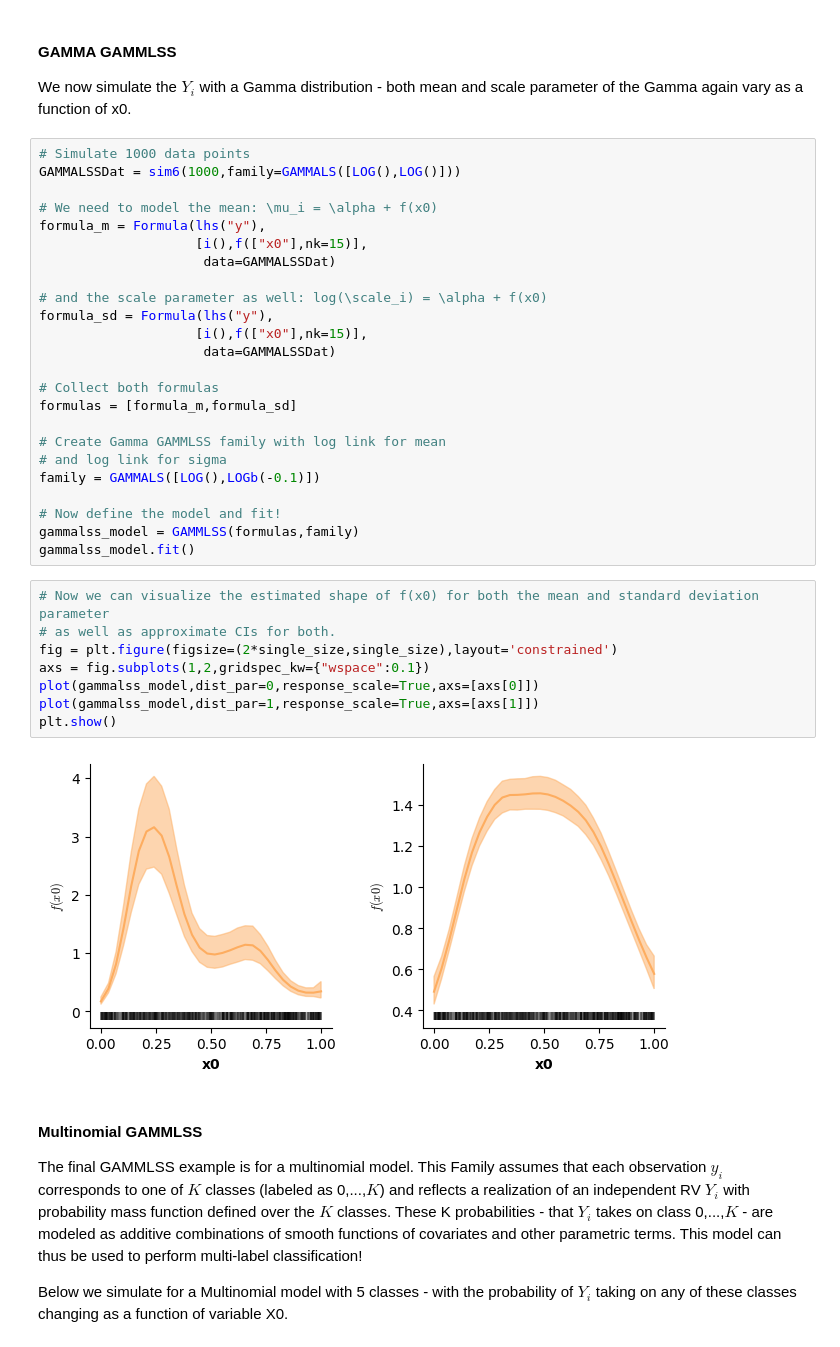
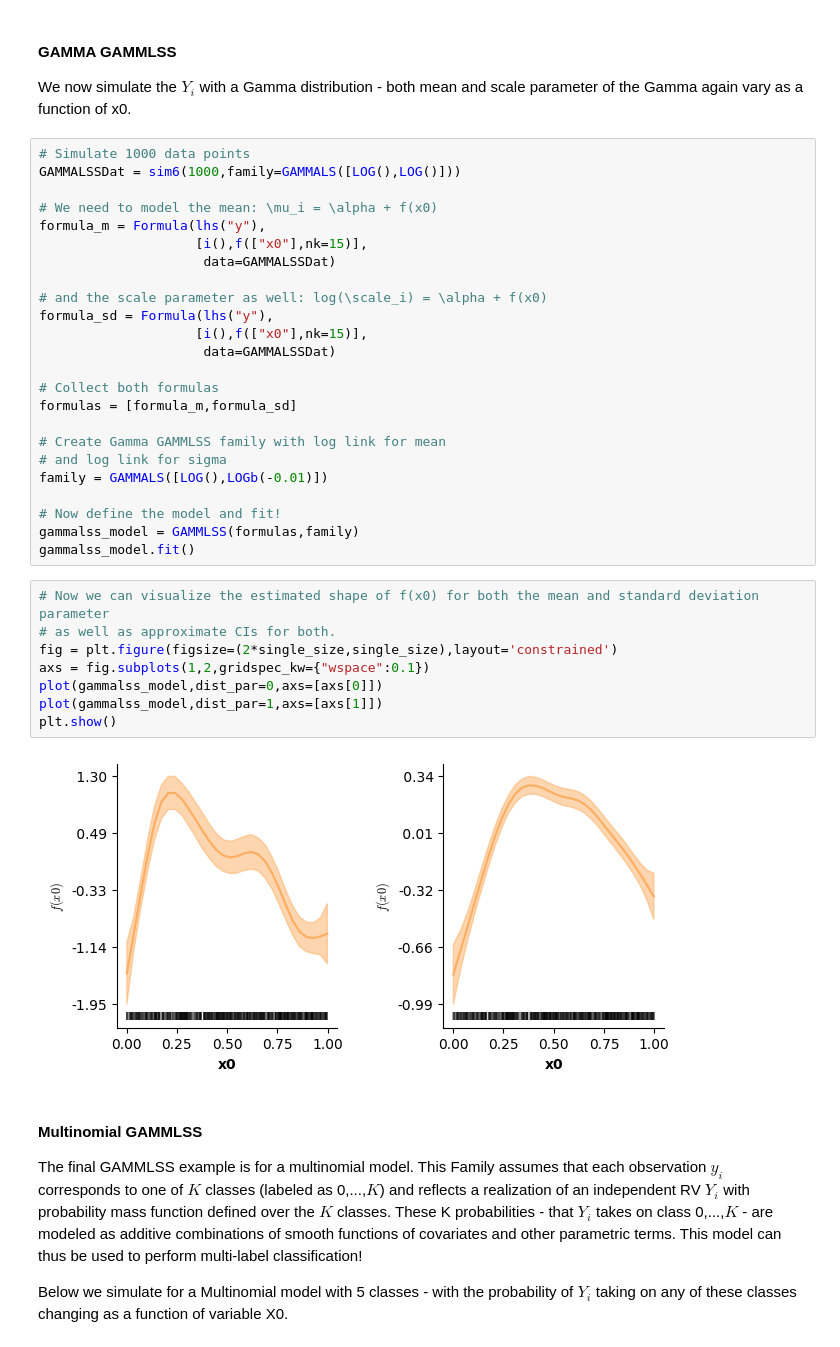
Before and after one commit to JoKra1/mssmViz, a Jupyter notebook: 1) GAMMs.ipynb, the cells around one changed output. Cells and saved outputs as stored; diff of their text form.

Commit message:
Plot updates and sim updates for 1.1.0 branch of mssm

```diff
--- a/1) GAMMs.ipynb
+++ b/1) GAMMs.ipynb
@@ -1166,7 +1166,7 @@ formulas = [formula_m,formula_sd]
 
 # Create Gamma GAMMLSS family with log link for mean
 # and log link for sigma
-family = GAMMALS([LOG(),LOGb(-0.1)])
+family = GAMMALS([LOG(),LOGb(-0.01)])
 
 # Now define the model and fit!
 gammalss_model = GAMMLSS(formulas,family)
@@ -1174,13 +1174,13 @@ gammalss_model.fit()
 # %%
 # Now we can visualize the estimated shape of f(x0) for both the mean and standard deviation parameter
 # as well as approximate CIs for both.
 fig = plt.figure(figsize=(2*single_size,single_size),layout='constrained')
 axs = fig.subplots(1,2,gridspec_kw={"wspace":0.1})
-plot(gammalss_model,dist_par=0,response_scale=True,axs=[axs[0]])
-plot(gammalss_model,dist_par=1,response_scale=True,axs=[axs[1]])
+plot(gammalss_model,dist_par=0,axs=[axs[0]])
+plot(gammalss_model,dist_par=1,axs=[axs[1]])
 plt.show()
 # %% [output]
-[figure, old version]
+[figure, new version]
 # %% [markdown]
 #### Multinomial GAMMLSS
 
```
Also changed, not shown: parts of 39 cells of this notebook, 3 other files.
